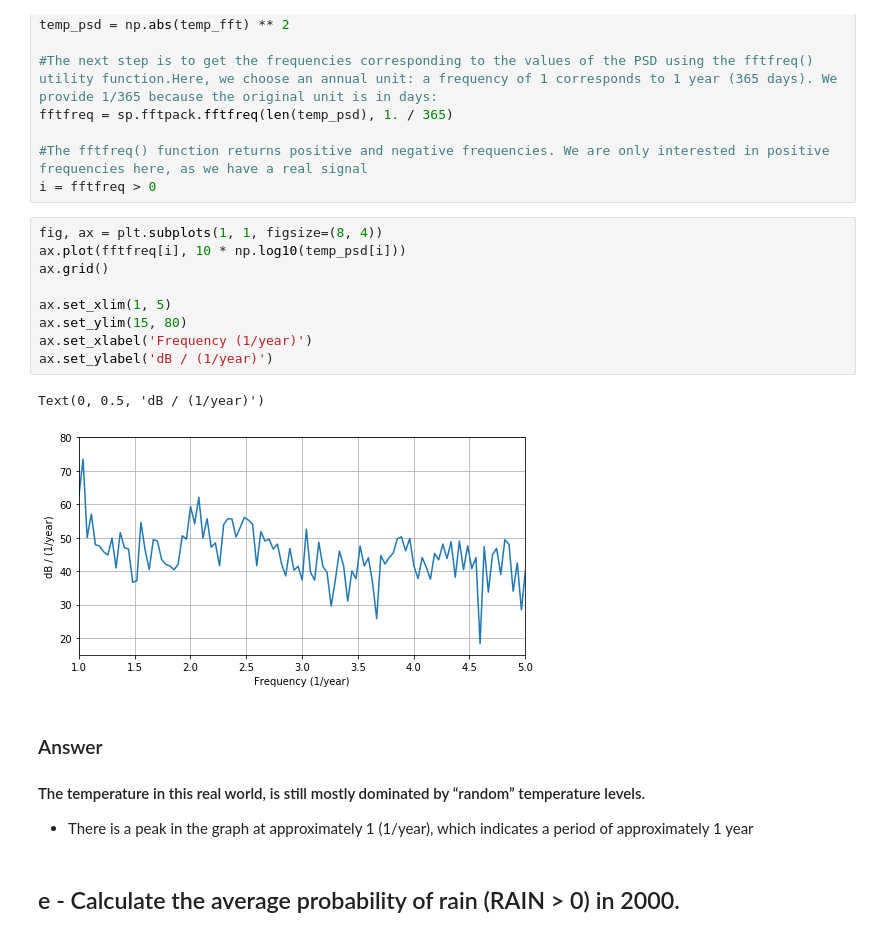
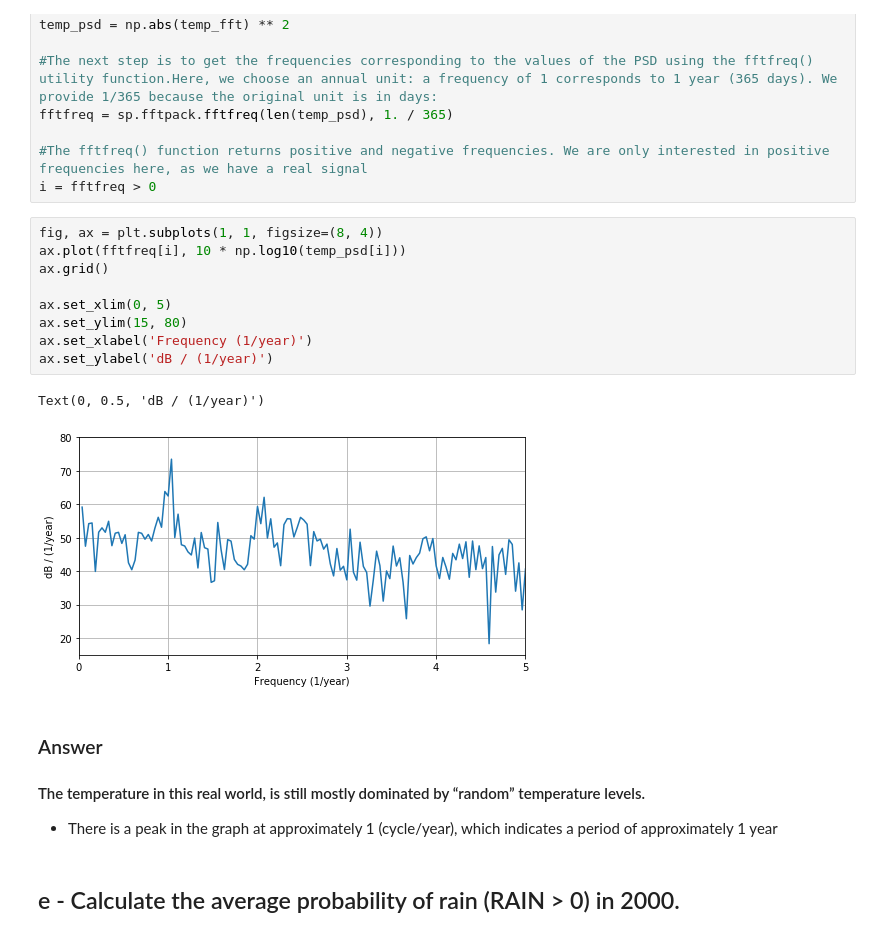
Before and after one commit to JK-Pair/Data_analysis, a Jupyter notebook: Assignment.ipynb, the cells around one changed output. Saved outputs shown, nothing was run; the diff lists cells and outputs as text.

```diff
--- a/Assignment.ipynb
+++ b/Assignment.ipynb
@@ -264,20 +264,20 @@ i = fftfreq > 0
 # %%
 fig, ax = plt.subplots(1, 1, figsize=(8, 4))
 ax.plot(fftfreq[i], 10 * np.log10(temp_psd[i]))
 ax.grid()
 
-ax.set_xlim(1, 5)
+ax.set_xlim(0, 5)
 ax.set_ylim(15, 80)
 ax.set_xlabel('Frequency (1/year)')
 ax.set_ylabel('dB / (1/year)')
 # %% [output]
 Text(0, 0.5, 'dB / (1/year)')
-[figure, old version]
+[figure, new version]
 # %% [markdown]
 ### Answer
 #### The temperature in this real world, is still mostly dominated by “random” temperature levels.
 <ul>
-    <li>There is a peak in the graph at approximately 1 (1/year), which indicates a period of approximately 1 year</li>
+    <li>There is a peak in the graph at approximately 1 (cycle/year), which indicates a period of approximately 1 year</li>
 </ul>
 # %% [markdown]
 ## e - Calculate the average probability of rain  (RAIN > 0) in 2000.
```
Also changed, not shown: parts of 5 cells of this notebook.
